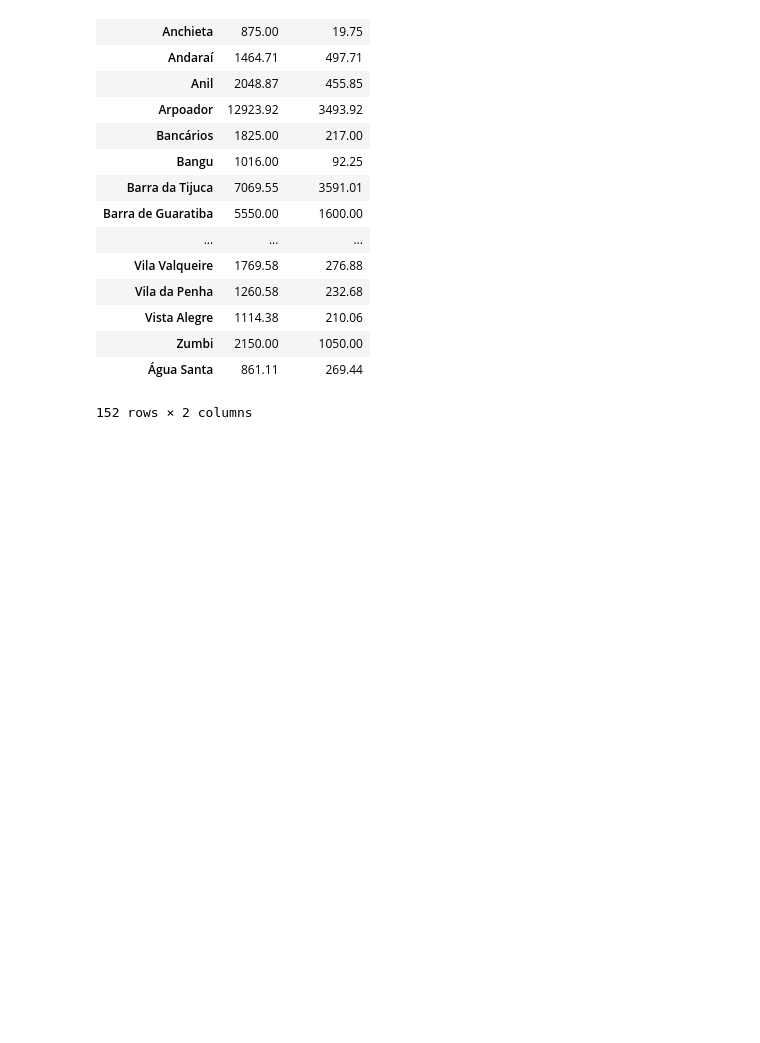
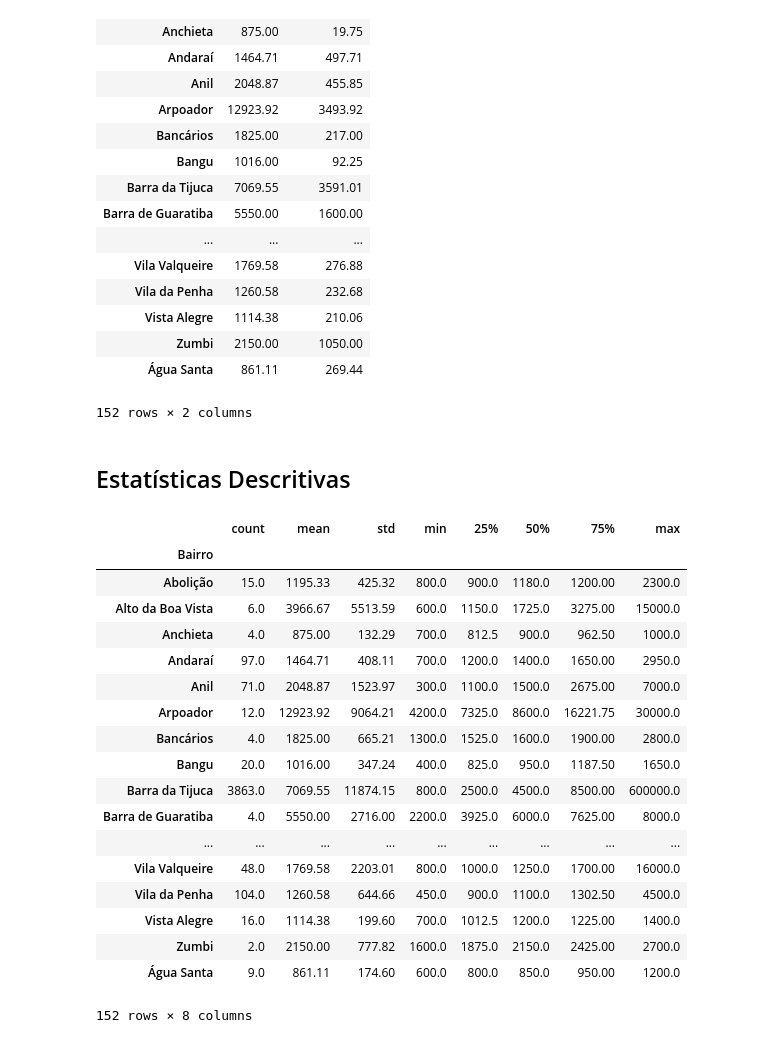
Before and after one commit to henriquewestphal/Python-Panda, a Jupyter notebook: CriandoAgrupamentos.ipynb, the cells around one changed output. Drawn from its saved outputs; the diff is of its cells as text; code cells hidden in the pictures; blank space fills up the shorter version.

```diff
--- a/CriandoAgrupamentos.ipynb
+++ b/CriandoAgrupamentos.ipynb
@@ -111,3 +111,27 @@ group_bairro['Valor','Condominio'].mean().round(2)
 | Zumbi | 2150.00 | 1050.00 |
 | Água Santa | 861.11 | 269.44 |
 152 rows × 2 columns
+# %% [markdown]
+## Estatísticas Descritivas
+# %%
+ group_bairro['Valor'].describe().round(2)
+# %% [output]
+|  | count | mean | std | min | 25% | 50% | 75% | max |
+| Bairro |  |  |  |  |  |  |  |  |
+| Abolição | 15.0 | 1195.33 | 425.32 | 800.0 | 900.0 | 1180.0 | 1200.00 | 2300.0 |
+| Alto da Boa Vista | 6.0 | 3966.67 | 5513.59 | 600.0 | 1150.0 | 1725.0 | 3275.00 | 15000.0 |
+| Anchieta | 4.0 | 875.00 | 132.29 | 700.0 | 812.5 | 900.0 | 962.50 | 1000.0 |
+| Andaraí | 97.0 | 1464.71 | 408.11 | 700.0 | 1200.0 | 1400.0 | 1650.00 | 2950.0 |
+| Anil | 71.0 | 2048.87 | 1523.97 | 300.0 | 1100.0 | 1500.0 | 2675.00 | 7000.0 |
+| Arpoador | 12.0 | 12923.92 | 9064.21 | 4200.0 | 7325.0 | 8600.0 | 16221.75 | 30000.0 |
+| Bancários | 4.0 | 1825.00 | 665.21 | 1300.0 | 1525.0 | 1600.0 | 1900.00 | 2800.0 |
+| Bangu | 20.0 | 1016.00 | 347.24 | 400.0 | 825.0 | 950.0 | 1187.50 | 1650.0 |
+| Barra da Tijuca | 3863.0 | 7069.55 | 11874.15 | 800.0 | 2500.0 | 4500.0 | 8500.00 | 600000.0 |
+| Barra de Guaratiba | 4.0 | 5550.00 | 2716.00 | 2200.0 | 3925.0 | 6000.0 | 7625.00 | 8000.0 |
+| ... | ... | ... | ... | ... | ... | ... | ... | ... |
+| Vila Valqueire | 48.0 | 1769.58 | 2203.01 | 800.0 | 1000.0 | 1250.0 | 1700.00 | 16000.0 |
+| Vila da Penha | 104.0 | 1260.58 | 644.66 | 450.0 | 900.0 | 1100.0 | 1302.50 | 4500.0 |
+| Vista Alegre | 16.0 | 1114.38 | 199.60 | 700.0 | 1012.5 | 1200.0 | 1225.00 | 1400.0 |
+| Zumbi | 2.0 | 2150.00 | 777.82 | 1600.0 | 1875.0 | 2150.0 | 2425.00 | 2700.0 |
+| Água Santa | 9.0 | 861.11 | 174.60 | 600.0 | 800.0 | 850.0 | 950.00 | 1200.0 |
+152 rows × 8 columns
```
Also changed, not shown: parts of 4 cells of this notebook.
